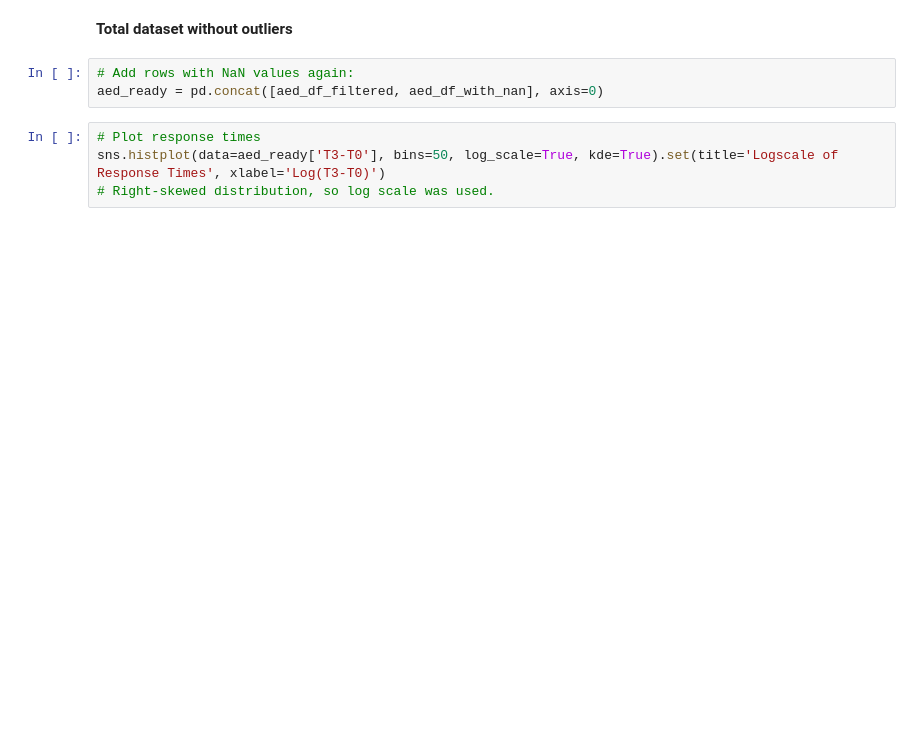
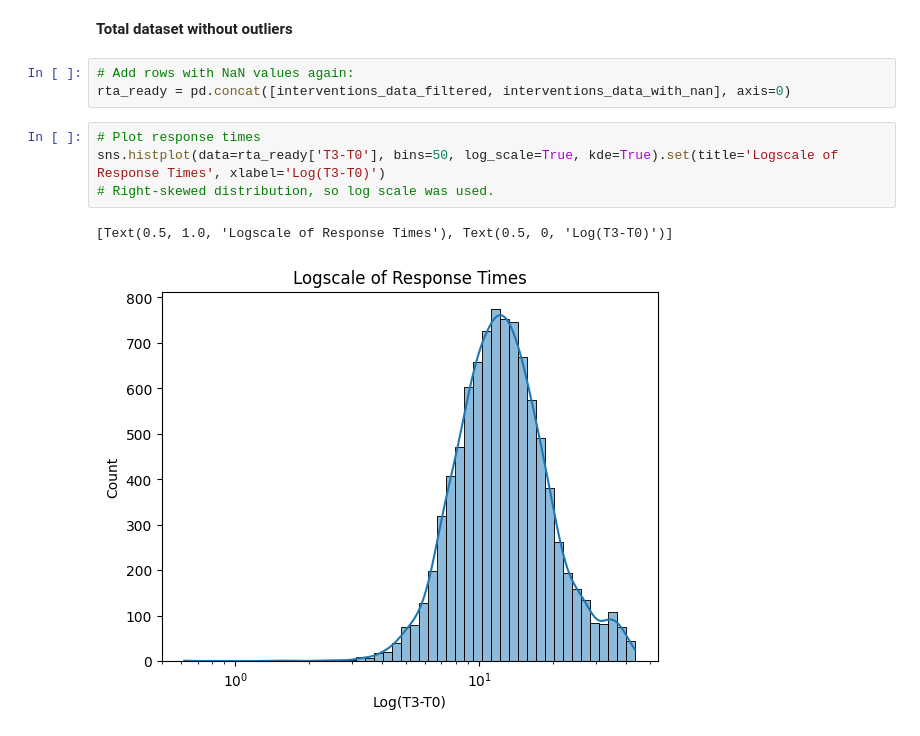
Before and after one commit to JeroenGuillierme/Project-MDA, a Jupyter notebook: 3. Response Time Analysis.ipynb, the cells around one changed output. Saved outputs shown, nothing was run; the diff lists cells and outputs as text; blank space fills up the shorter version.

```diff
--- a/3. Response Time Analysis.ipynb
+++ b/3. Response Time Analysis.ipynb
@@ -55,11 +85,14 @@ print("\nFiltered DataFrame (Inliers):")
 **Total dataset without outliers**
 # %%
 # Add rows with NaN values again:
-aed_ready = pd.concat([aed_df_filtered, aed_df_with_nan], axis=0)
+rta_ready = pd.concat([interventions_data_filtered, interventions_data_with_nan], axis=0)
 # %%
 # Plot response times
-sns.histplot(data=aed_ready['T3-T0'], bins=50, log_scale=True, kde=True).set(title='Logscale of Response Times', xlabel='Log(T3-T0)')
+sns.histplot(data=rta_ready['T3-T0'], bins=50, log_scale=True, kde=True).set(title='Logscale of Response Times', xlabel='Log(T3-T0)')
 # Right-skewed distribution, so log scale was used.
+# %% [output]
+[Text(0.5, 1.0, 'Logscale of Response Times'), Text(0.5, 0, 'Log(T3-T0)')]
+[figure, added]
 # %%
 # Last check if no weird values are included in the dataset
 
```
Also changed, not shown: parts of 8 cells of this notebook.
